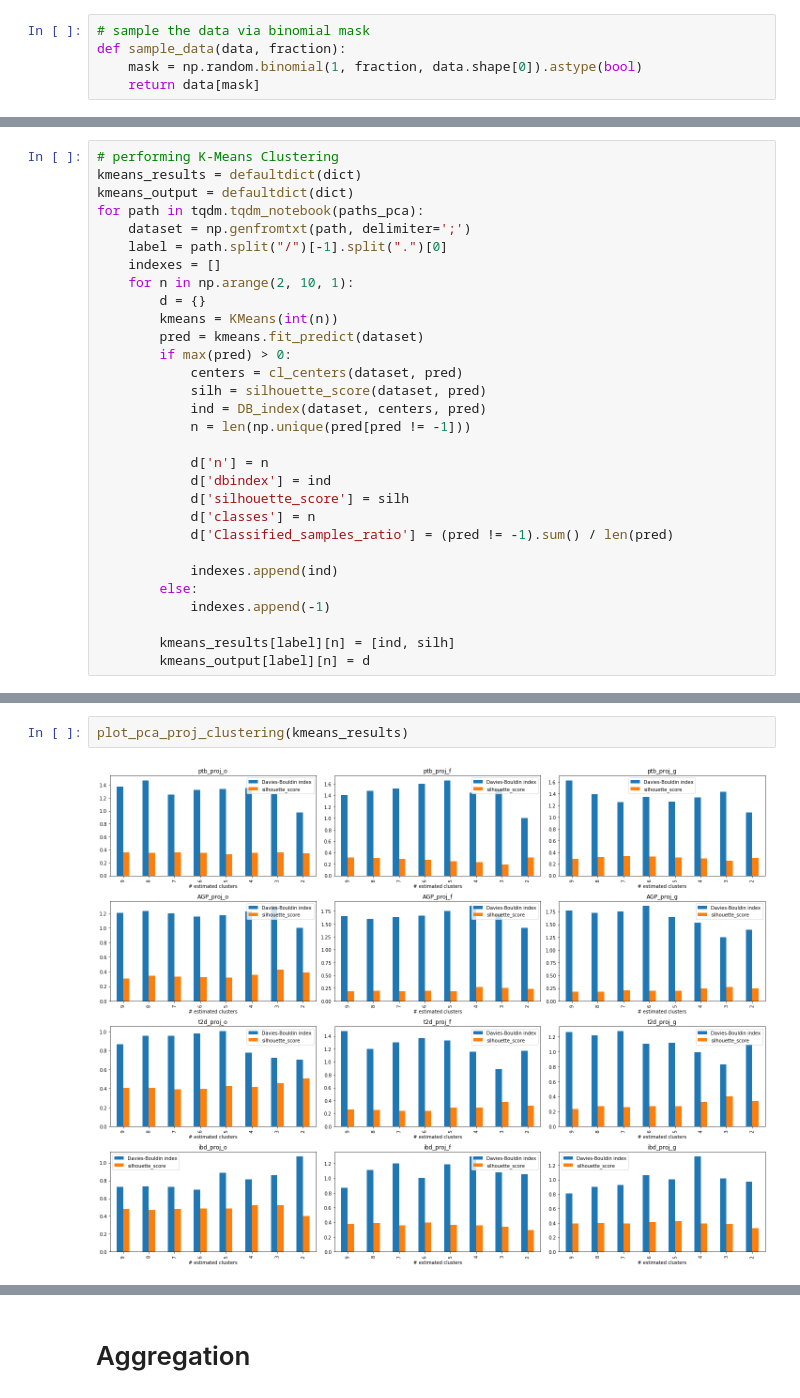
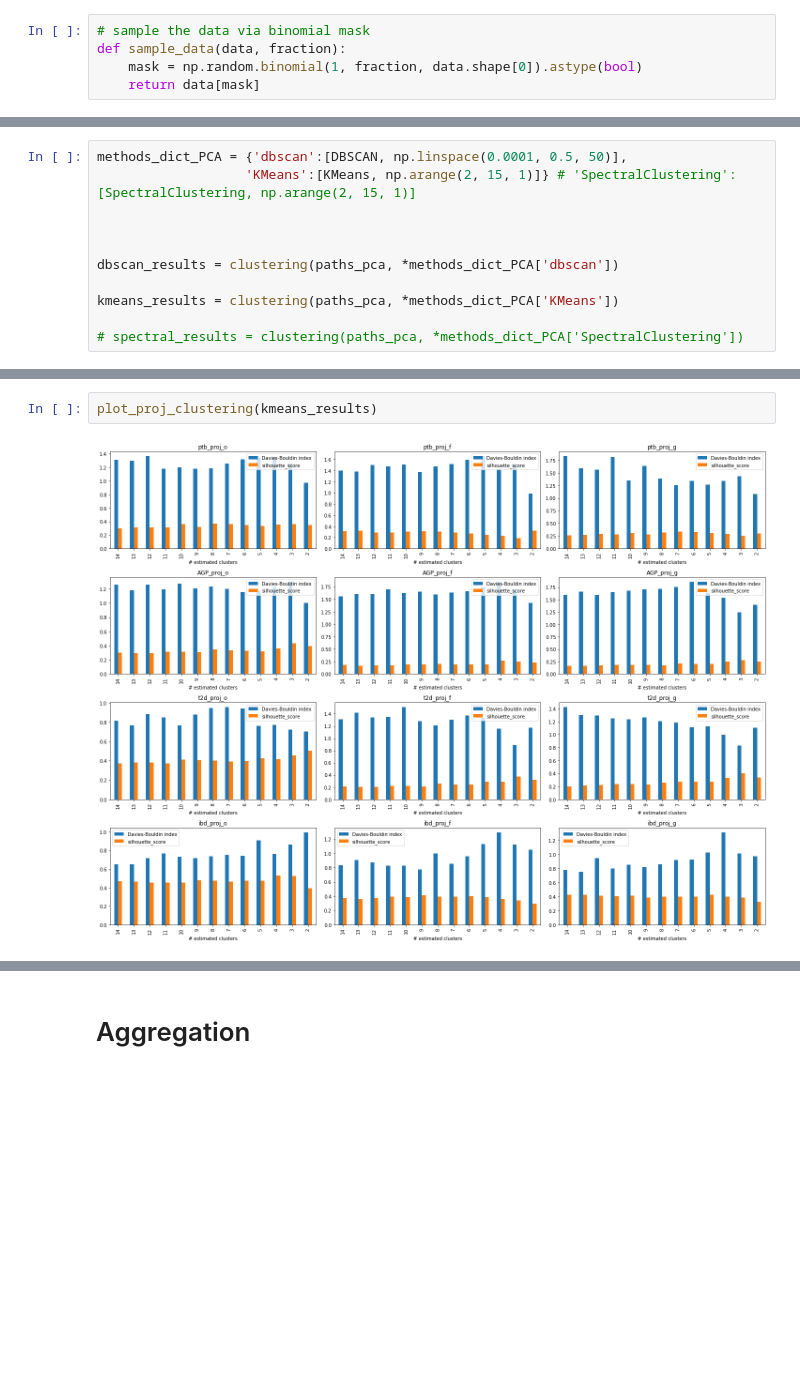
Before and after one commit to blufzzz/Skoltech-Microbiome-Project, a Jupyter notebook: Clustering.ipynb, the cells around one changed output, grey strips where cells are left out. Saved outputs shown, nothing was run; the diff lists cells and outputs as text; blank space fills up the shorter version.

```diff
--- a/Clustering.ipynb
+++ b/Clustering.ipynb
@@ -130,0 +247,11 @@ def clustering(paths, method_class, param_range):
+# %%
+methods_dict_PCA = {'dbscan':[DBSCAN, np.linspace(0.0001, 0.5, 50)],
+                   'KMeans':[KMeans, np.arange(2, 15, 1)]} # 'SpectralClustering':[SpectralClustering, np.arange(2, 15, 1)]
+
+
+
+dbscan_results = clustering(paths_pca, *methods_dict_PCA['dbscan'])
+
+kmeans_results = clustering(paths_pca, *methods_dict_PCA['KMeans'])
+
+# spectral_results = clustering(paths_pca, *methods_dict_PCA['SpectralClustering'])
@@ -170,30 +285,0 @@ plot_pca_proj_clustering(dbscan_results)
-# %%
-# performing K-Means Clustering
-kmeans_results = defaultdict(dict)
-kmeans_output = defaultdict(dict)
-for path in tqdm.tqdm_notebook(paths_pca):
-    dataset = np.genfromtxt(path, delimiter=';')
-    label = path.split("/")[-1].split(".")[0]
-    indexes = []
-    for n in np.arange(2, 10, 1):
-        d = {}
-        kmeans = KMeans(int(n))
-        pred = kmeans.fit_predict(dataset)
-        if max(pred) > 0:
-            centers = cl_centers(dataset, pred)
-            silh = silhouette_score(dataset, pred)
-            ind = DB_index(dataset, centers, pred)
-            n = len(np.unique(pred[pred != -1]))
-
-            d['n'] = n
-            d['dbindex'] = ind
-            d['silhouette_score'] = silh
-            d['classes'] = n
-            d['Classified_samples_ratio'] = (pred != -1).sum() / len(pred)
-
-            indexes.append(ind)
-        else:
-            indexes.append(-1)
-
-        kmeans_results[label][n] = [ind, silh]
-        kmeans_output[label][n] = d
@@ -202,4 +286,4 @@ for path in tqdm.tqdm_notebook(paths_pca):
 # %%
-plot_pca_proj_clustering(kmeans_results)
+plot_proj_clustering(kmeans_results)
 # %% [output]
-[figure, old version]
+[figure, new version]
```
Also changed, not shown: parts of 61 cells of this notebook, 3 other files.
